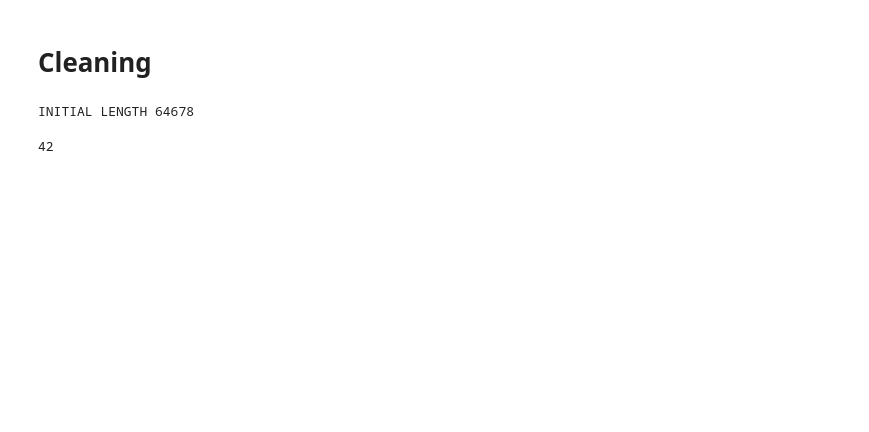
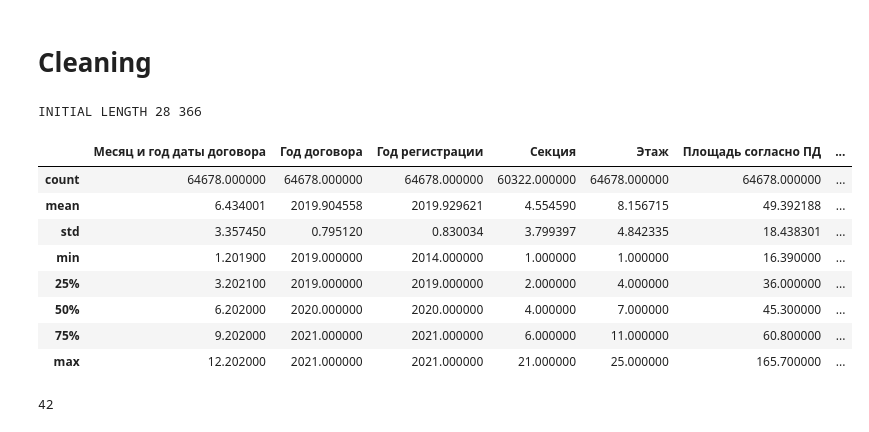
Before and after one commit to dan0nchik/anflat, a Jupyter notebook: dataset_clean.ipynb, the cells around one changed output. Cells and saved outputs as stored; diff of their text form; code cells hidden in the pictures; blank space fills up the shorter version.

```diff
--- a/dataset_clean.ipynb
+++ b/dataset_clean.ipynb
@@ -10,14 +10,26 @@ pd.set_option('display.max_columns', None)
 from sklearn.impute import SimpleImputer
 from matplotlib.pyplot import figure
 # %%
-untouched_df = pd.read_excel('data.xlsx')
+untouched_df = pd.read_excel('ml.xlsx')
 metro_untouched = pd.read_excel('adressesV1.xlsx')
 # %%
 df = untouched_df
 metro = metro_untouched
-print('INITIAL LENGTH', len(df))
+print('INITIAL LENGTH', len(df.columns), len(metro))
 # %% [output]
-INITIAL LENGTH 64678
+INITIAL LENGTH 28 366
+# %%
+df.describe()
+# %% [output]
+|  | Месяц и год даты договора | Год договора | Год регистрации | Секция | Этаж | Площадь согласно ПД | ... |
+| count | 64678.000000 | 64678.000000 | 64678.000000 | 60322.000000 | 64678.000000 | 64678.000000 | ... |
+| mean | 6.434001 | 2019.904558 | 2019.929621 | 4.554590 | 8.156715 | 49.392188 | ... |
+| std | 3.357450 | 0.795120 | 0.830034 | 3.799397 | 4.842335 | 18.438301 | ... |
+| min | 1.201900 | 2019.000000 | 2014.000000 | 1.000000 | 1.000000 | 16.390000 | ... |
+| 25% | 3.202100 | 2019.000000 | 2019.000000 | 2.000000 | 4.000000 | 36.000000 | ... |
+| 50% | 6.202000 | 2020.000000 | 2020.000000 | 4.000000 | 7.000000 | 45.300000 | ... |
+| 75% | 9.202000 | 2021.000000 | 2021.000000 | 6.000000 | 11.000000 | 60.800000 | ... |
+| max | 12.202000 | 2021.000000 | 2021.000000 | 21.000000 | 25.000000 | 165.700000 | ... |
 # %%
 len(df.columns)
 # %% [output]
```
Also changed, not shown: parts of 1 cell of this notebook, 7 other files.
